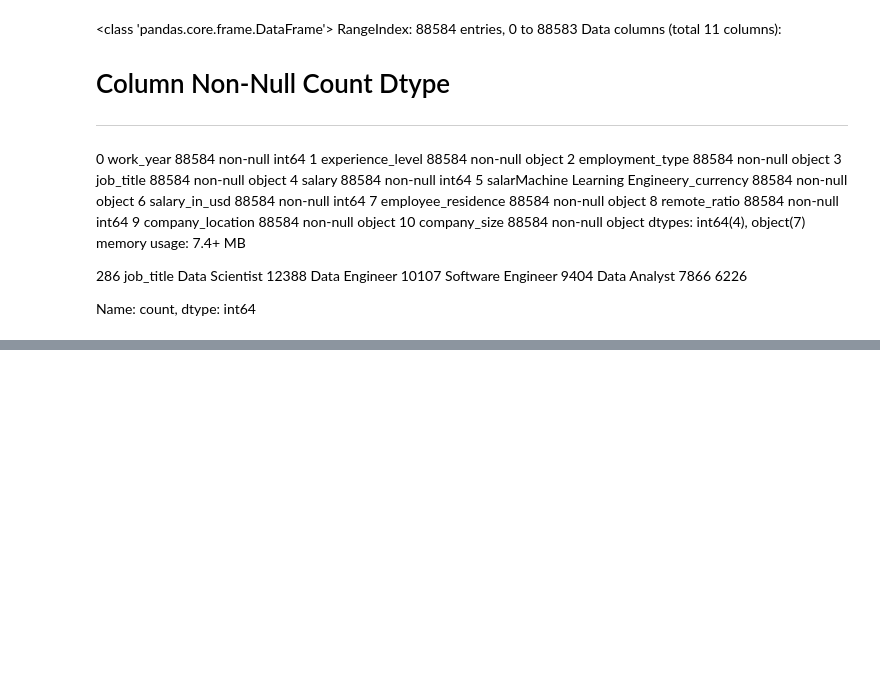
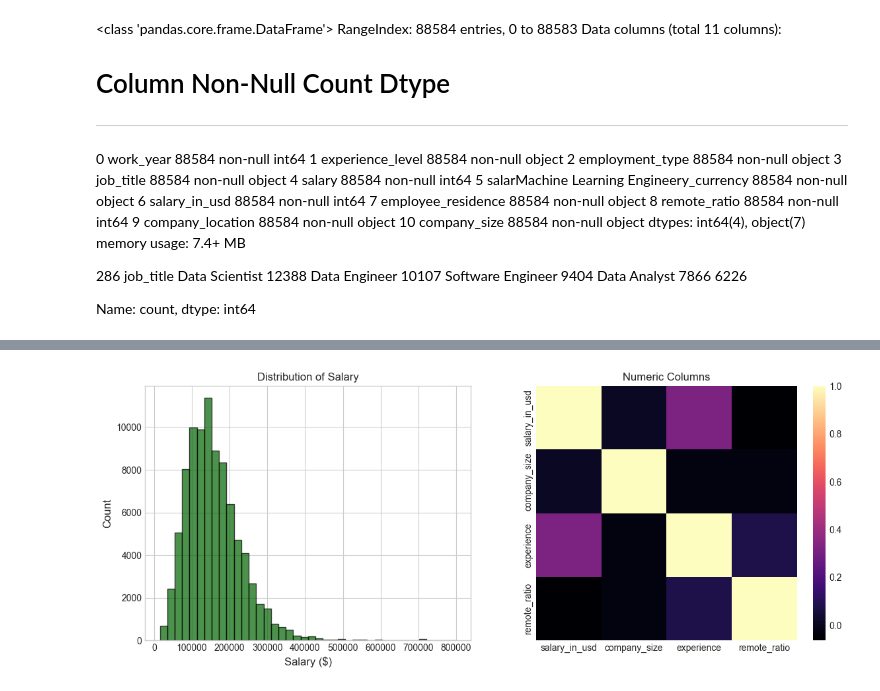
Before and after one commit to hooper625/Machine-Learning, a Jupyter notebook: Salary_US_AI_ML.ipynb, the cells around one changed output, grey strips where cells are left out. Saved outputs shown, nothing was run; the diff lists cells and outputs as text; code cells hidden in the pictures; blank space fills up the shorter version.

Commit message:
Update Graphs

```diff
--- a/Salary_US_AI_ML.ipynb
+++ b/Salary_US_AI_ML.ipynb
@@ -69,8 +84,7 @@ Data Analyst                        7866
 Name: count, dtype: int64
 # %%
 # 1. Filter and Drop immediately to keep the dataframe clean
-df_cleaned = df[(df['salary_currency'] == 'USD') & (df['employment_type'] == 'FT')].copy()
-df_cleaned = df_cleaned.drop(['salary', 'salary_currency', 'employment_type'], axis=1)
+df_cleaned = df.drop(['salary', 'salary_currency'], axis=1)
 
 # 2. Location Logic
 df_cleaned['company_location'] = np.where(df_cleaned['company_location'] == 'US', 'US', 'Other')
@@ -83,8 +97,10 @@ df_cleaned.loc[~df_cleaned['job_title'].isin(top_jobs), 'job_title'] = 'Other'
 # 4. Map Company sizes
 size_map = {'S': 0, 'M': 1, 'L': 2}
 df_cleaned['company_size'] = df_cleaned['company_size'].map(size_map)
+experince_map = {'EN': 1, 'MI':2, 'SE':3, 'EX':4}
+df_cleaned['experience'] = df_cleaned['experience_level'].map(experince_map)
 
 # 5. One-Hot Encoding (Removed 'employment_type' from the list)
-df_cleaned = pd.get_dummies(df_cleaned, columns=['experience_level', 'company_location', 'job_title', 'employee_residence'], dtype=int)
+df_cleaned = pd.get_dummies(df_cleaned, columns=['experience_level', 'company_location', 'job_title', 'employee_residence', 'employment_type'], dtype=int)
 
 #df_cleaned.info()
@@ -90,0 +128,23 @@ df_cleaned = pd.get_dummies(df_cleaned, columns=['experience_level', 'company_lo
+# %%
+fig, axes = plt.subplots(1, 2, figsize=(14, 5))
+
+# Plot 1: Distribution of salary
+axes[0].hist(df['salary_in_usd'], bins=40, color='darkgreen', edgecolor='black', alpha=0.7)
+axes[0].set_xlabel('Salary ($)', fontsize=12)
+axes[0].set_ylabel('Count', fontsize=12)
+axes[0].set_title('Distribution of Salary')
+
+
+# Plot 2: Create a correlation heatmap for specific numeric columns
+df_map = df_cleaned[['salary_in_usd', 'company_size','experience', 'remote_ratio']]
+
+sns.heatmap(
+    df_map.select_dtypes(include=[np.number]).corr(),
+    cmap='magma'
+)
+axes[1].set_yticklabels(['salary_in_usd', 'company_size','experience', 'remote_ratio']),
+axes[1].set_xticklabels(['salary_in_usd', 'company_size','experience', 'remote_ratio']),
+axes[1].set_title('Numeric Columns')
+plt.show()
+# %% [output]
+[figure, added]
```
Also changed, not shown: parts of 5 cells of this notebook.
